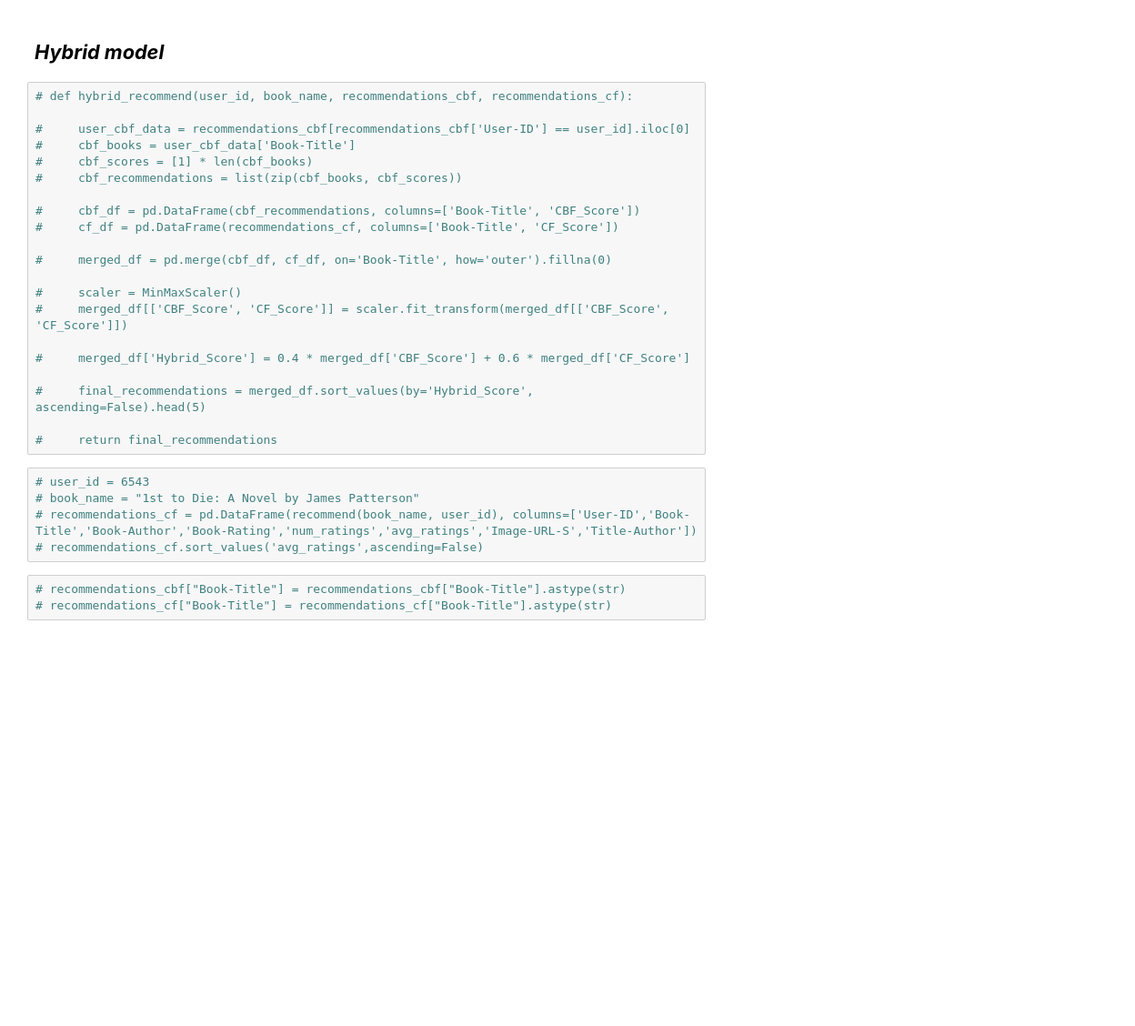
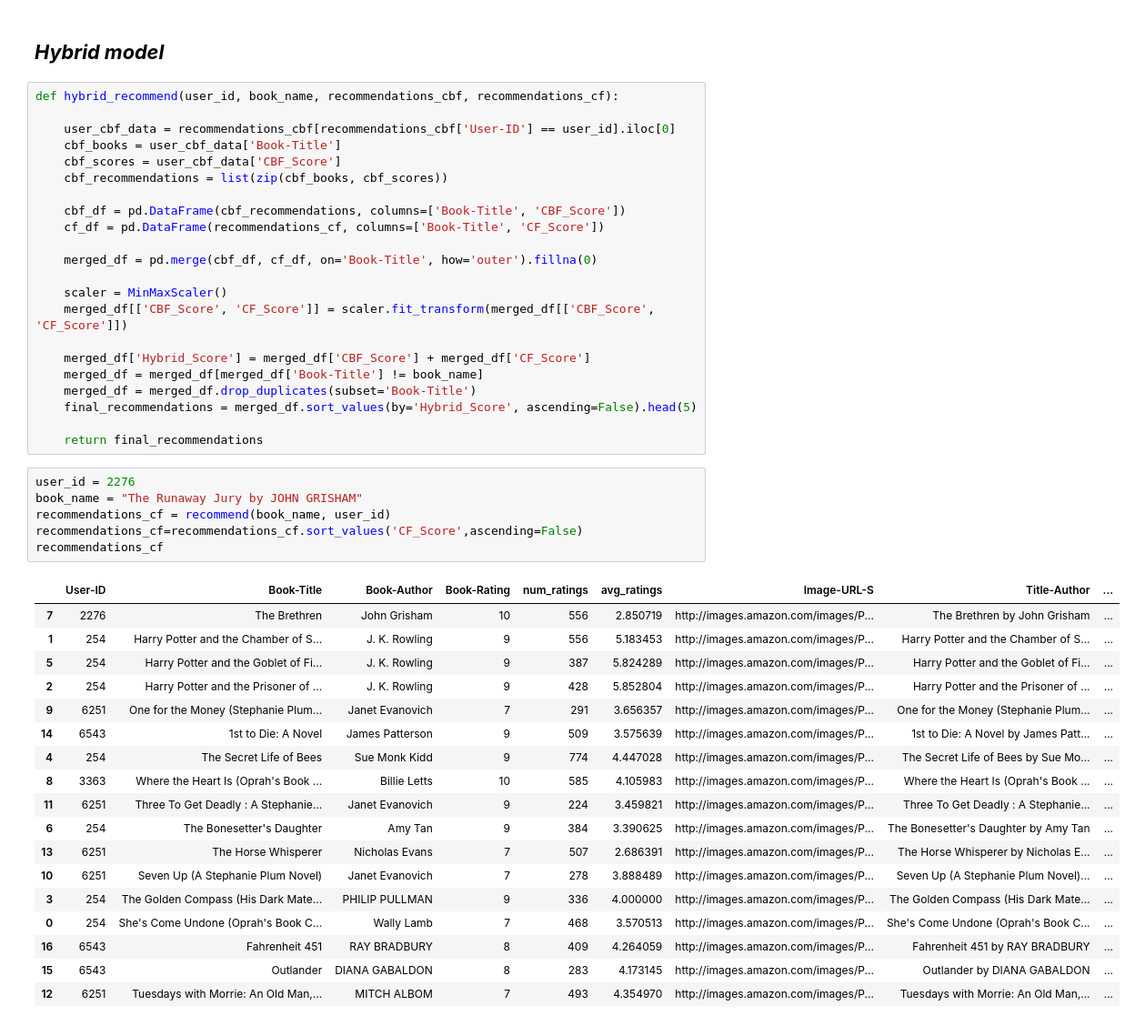
Before and after one commit to vidhan66/Book-Recommendation-System, a Jupyter notebook: Book_Recommendation_System.ipynb, the cells around one changed output. Shown at 91% size. Cells and saved outputs as stored; diff of their text form; blank space fills up the shorter version.

Commit message:
implemented hybrid model

```diff
--- a/Book_Recommendation_System.ipynb
+++ b/Book_Recommendation_System.ipynb
@@ -630,32 +640,50 @@ recommendations_cf.sort_values('avg_ratings',ascending=False)
 # %% [markdown]
 ## ***Hybrid model***
 # %%
-# def hybrid_recommend(user_id, book_name, recommendations_cbf, recommendations_cf):
+def hybrid_recommend(user_id, book_name, recommendations_cbf, recommendations_cf):
 
-#     user_cbf_data = recommendations_cbf[recommendations_cbf['User-ID'] == user_id].iloc[0]
-#     cbf_books = user_cbf_data['Book-Title']
-#     cbf_scores = [1] * len(cbf_books)
-#     cbf_recommendations = list(zip(cbf_books, cbf_scores))
+    user_cbf_data = recommendations_cbf[recommendations_cbf['User-ID'] == user_id].iloc[0]
+    cbf_books = user_cbf_data['Book-Title']
+    cbf_scores = user_cbf_data['CBF_Score']
+    cbf_recommendations = list(zip(cbf_books, cbf_scores))
 
-#     cbf_df = pd.DataFrame(cbf_recommendations, columns=['Book-Title', 'CBF_Score'])
-#     cf_df = pd.DataFrame(recommendations_cf, columns=['Book-Title', 'CF_Score'])
+    cbf_df = pd.DataFrame(cbf_recommendations, columns=['Book-Title', 'CBF_Score'])
+    cf_df = pd.DataFrame(recommendations_cf, columns=['Book-Title', 'CF_Score'])
 
-#     merged_df = pd.merge(cbf_df, cf_df, on='Book-Title', how='outer').fillna(0)
+    merged_df = pd.merge(cbf_df, cf_df, on='Book-Title', how='outer').fillna(0)
 
-#     scaler = MinMaxScaler()
-#     merged_df[['CBF_Score', 'CF_Score']] = scaler.fit_transform(merged_df[['CBF_Score', 'CF_Score']])
+    scaler = MinMaxScaler()
+    merged_df[['CBF_Score', 'CF_Score']] = scaler.fit_transform(merged_df[['CBF_Score', 'CF_Score']])
 
-#     merged_df['Hybrid_Score'] = 0.4 * merged_df['CBF_Score'] + 0.6 * merged_df['CF_Score']
+    merged_df['Hybrid_Score'] = merged_df['CBF_Score'] + merged_df['CF_Score']
+    merged_df = merged_df[merged_df['Book-Title'] != book_name]
+    merged_df = merged_df.drop_duplicates(subset='Book-Title')
+    final_recommendations = merged_df.sort_values(by='Hybrid_Score', ascending=False).head(5)
 
-#     final_recommendations = merged_df.sort_values(by='Hybrid_Score', ascending=False).head(5)
-
-#     return final_recommendations
+    return final_recommendations
-# %%
-# user_id = 6543
-# book_name = "1st to Die: A Novel by James Patterson"
-# recommendations_cf = pd.DataFrame(recommend(book_name, user_id), columns=['User-ID','Book-Title','Book-Author','Book-Rating','num_ratings','avg_ratings','Image-URL-S','Title-Author'])
-# recommendations_cf.sort_values('avg_ratings',ascending=False)
-# %%
-# recommendations_cbf["Book-Title"] = recommendations_cbf["Book-Title"].astype(str)
-# recommendations_cf["Book-Title"] = recommendations_cf["Book-Title"].astype(str)
+# %%
+user_id = 2276
+book_name = "The Runaway Jury by JOHN GRISHAM"
+recommendations_cf = recommend(book_name, user_id)
+recommendations_cf=recommendations_cf.sort_values('CF_Score',ascending=False)
+recommendations_cf
+# %% [output]
+|  | User-ID | Book-Title | Book-Author | Book-Rating | num_ratings | avg_ratings | Image-URL-S | Title-Author | ... |
+| 7 | 2276 | The Brethren | John Grisham | 10 | 556 | 2.850719 | http://images.amazon.com/images/P... | The Brethren by John Grisham | ... |
+| 1 | 254 | Harry Potter and the Chamber of S... | J. K. Rowling | 9 | 556 | 5.183453 | http://images.amazon.com/images/P... | Harry Potter and the Chamber of S... | ... |
+| 5 | 254 | Harry Potter and the Goblet of Fi... | J. K. Rowling | 9 | 387 | 5.824289 | http://images.amazon.com/images/P... | Harry Potter and the Goblet of Fi... | ... |
+| 2 | 254 | Harry Potter and the Prisoner of ... | J. K. Rowling | 9 | 428 | 5.852804 | http://images.amazon.com/images/P... | Harry Potter and the Prisoner of ... | ... |
+| 9 | 6251 | One for the Money (Stephanie Plum... | Janet Evanovich | 7 | 291 | 3.656357 | http://images.amazon.com/images/P... | One for the Money (Stephanie Plum... | ... |
+| 14 | 6543 | 1st to Die: A Novel | James Patterson | 9 | 509 | 3.575639 | http://images.amazon.com/images/P... | 1st to Die: A Novel by James Patt... | ... |
+| 4 | 254 | The Secret Life of Bees | Sue Monk Kidd | 9 | 774 | 4.447028 | http://images.amazon.com/images/P... | The Secret Life of Bees by Sue Mo... | ... |
+| 8 | 3363 | Where the Heart Is (Oprah's Book ... | Billie Letts | 10 | 585 | 4.105983 | http://images.amazon.com/images/P... | Where the Heart Is (Oprah's Book ... | ... |
+| 11 | 6251 | Three To Get Deadly : A Stephanie... | Janet Evanovich | 9 | 224 | 3.459821 | http://images.amazon.com/images/P... | Three To Get Deadly : A Stephanie... | ... |
+| 6 | 254 | The Bonesetter's Daughter | Amy Tan | 9 | 384 | 3.390625 | http://images.amazon.com/images/P... | The Bonesetter's Daughter by Amy Tan | ... |
+| 13 | 6251 | The Horse Whisperer | Nicholas Evans | 7 | 507 | 2.686391 | http://images.amazon.com/images/P... | The Horse Whisperer by Nicholas E... | ... |
+| 10 | 6251 | Seven Up (A Stephanie Plum Novel) | Janet Evanovich | 7 | 278 | 3.888489 | http://images.amazon.com/images/P... | Seven Up (A Stephanie Plum Novel)... | ... |
+| 3 | 254 | The Golden Compass (His Dark Mate... | PHILIP PULLMAN | 9 | 336 | 4.000000 | http://images.amazon.com/images/P... | The Golden Compass (His Dark Mate... | ... |
+| 0 | 254 | She's Come Undone (Oprah's Book C... | Wally Lamb | 7 | 468 | 3.570513 | http://images.amazon.com/images/P... | She's Come Undone (Oprah's Book C... | ... |
+| 16 | 6543 | Fahrenheit 451 | RAY BRADBURY | 8 | 409 | 4.264059 | http://images.amazon.com/images/P... | Fahrenheit 451 by RAY BRADBURY | ... |
+| 15 | 6543 | Outlander | DIANA GABALDON | 8 | 283 | 4.173145 | http://images.amazon.com/images/P... | Outlander by DIANA GABALDON | ... |
+| 12 | 6251 | Tuesdays with Morrie: An Old Man,... | MITCH ALBOM | 7 | 493 | 4.354970 | http://images.amazon.com/images/P... | Tuesdays with Morrie: An Old Man,... | ... |
 # %%
```
Also changed, not shown: parts of 17 cells of this notebook.
